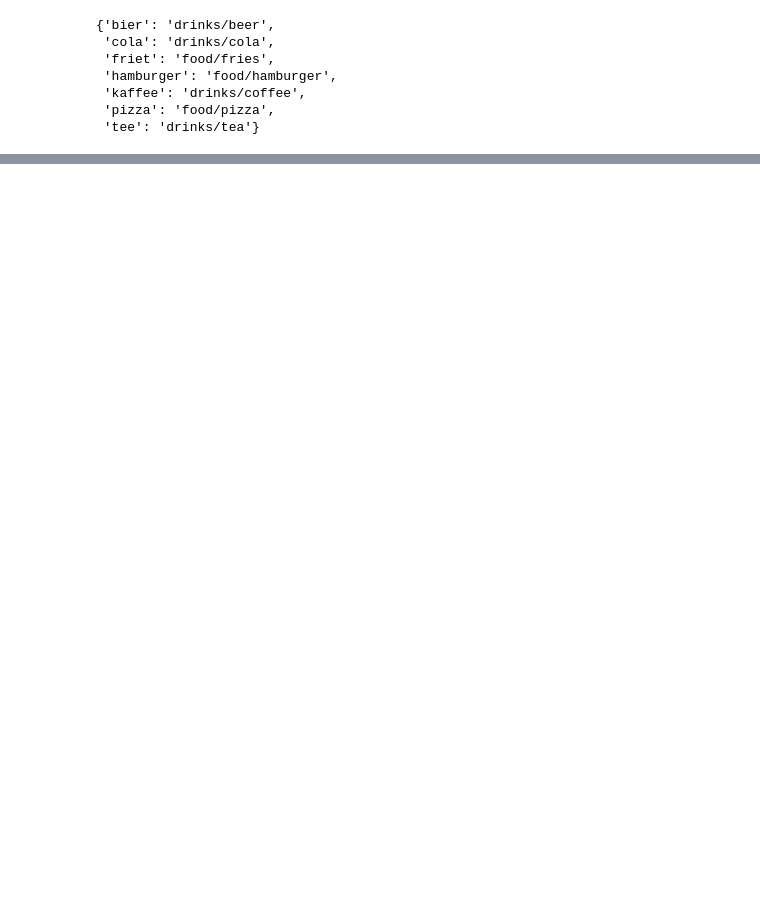
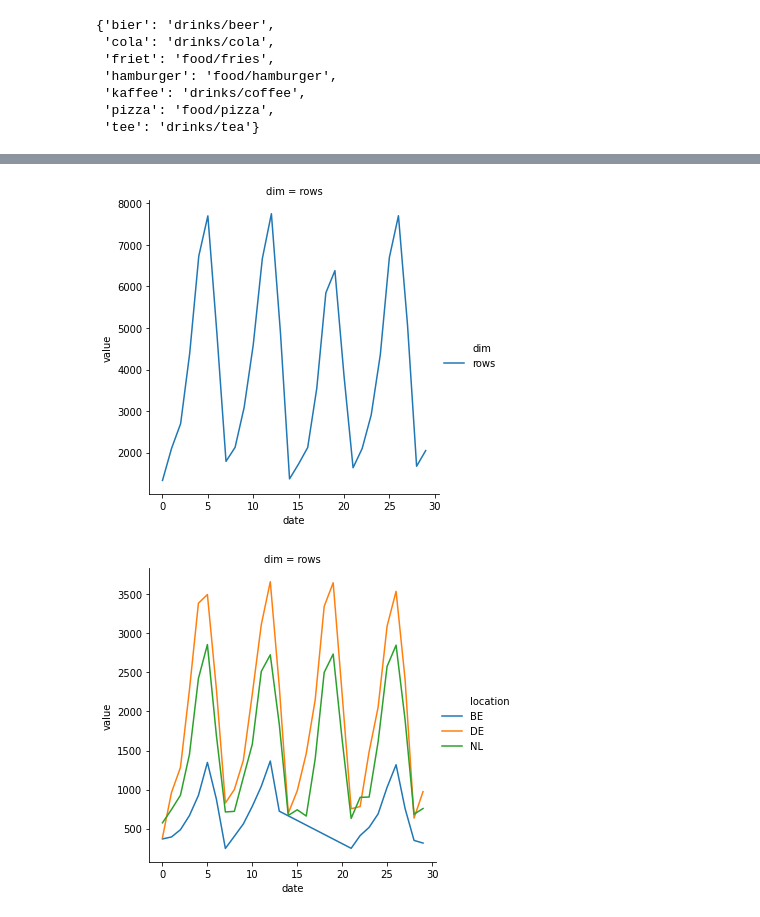
Before and after one commit to Suburbia-io/analytics, a Jupyter notebook: example/Data-Science at Suburbia.ipynb, the cells around one changed output, grey strips where cells are left out. Saved outputs shown, nothing was run; the diff lists cells and outputs as text; code cells hidden in the pictures; blank space fills up the shorter version.

```diff
--- a/example/Data-Science at Suburbia.ipynb
+++ b/example/Data-Science at Suburbia.ipynb
@@ -274,0 +385,8 @@ datasim.create_cpg_df(example, cat_map, brand_map)
+# %%
+df_p2 = datasim.problem2(indf)
+processed_p2 = datasim.clean_data(df_p2, expanded_cat_map, expanded_brand_map)
+datasim.plot_data(processed_p2, ['date'], ['rows'])
+datasim.plot_data(processed_p2, ['date', 'location'], ['rows'])
+# %% [output]
+[figure, added]
+[figure, added]
```
Also changed, not shown: parts of 71 cells of this notebook, 1 other file.
